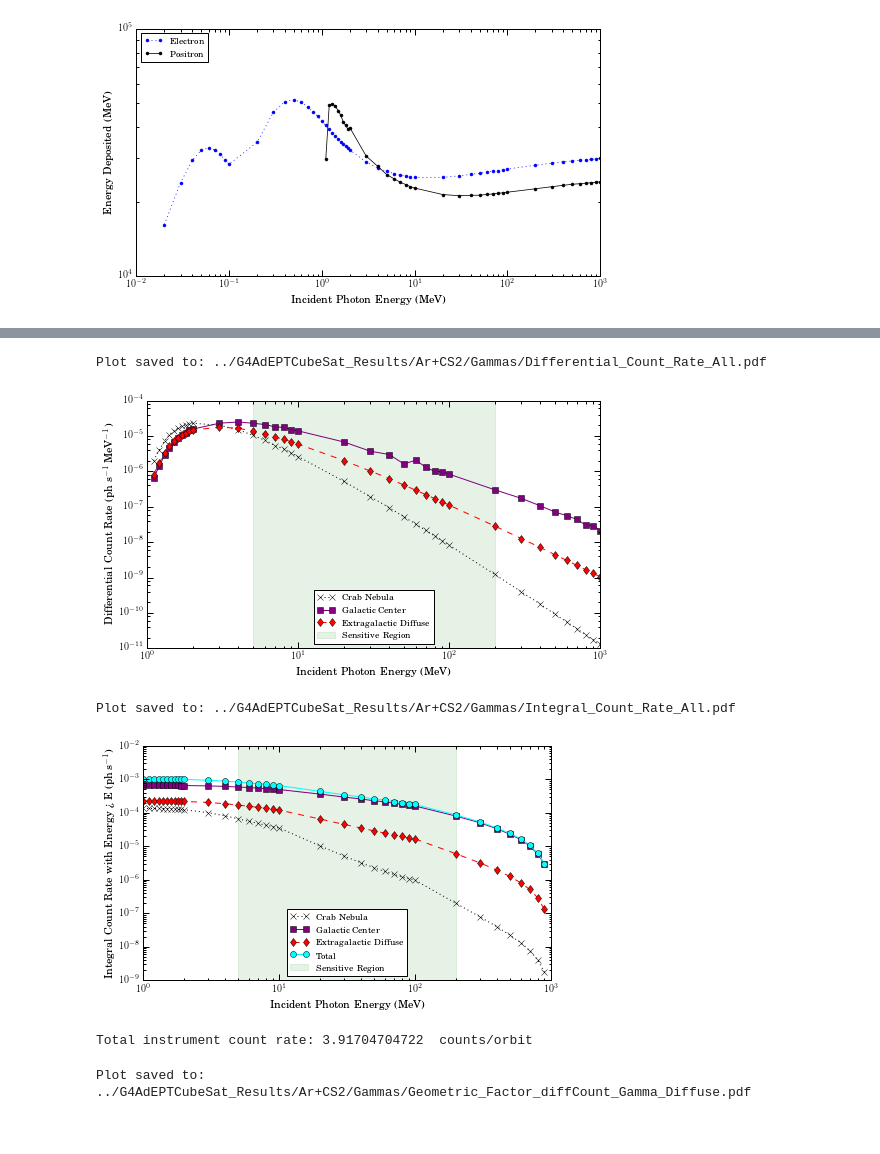
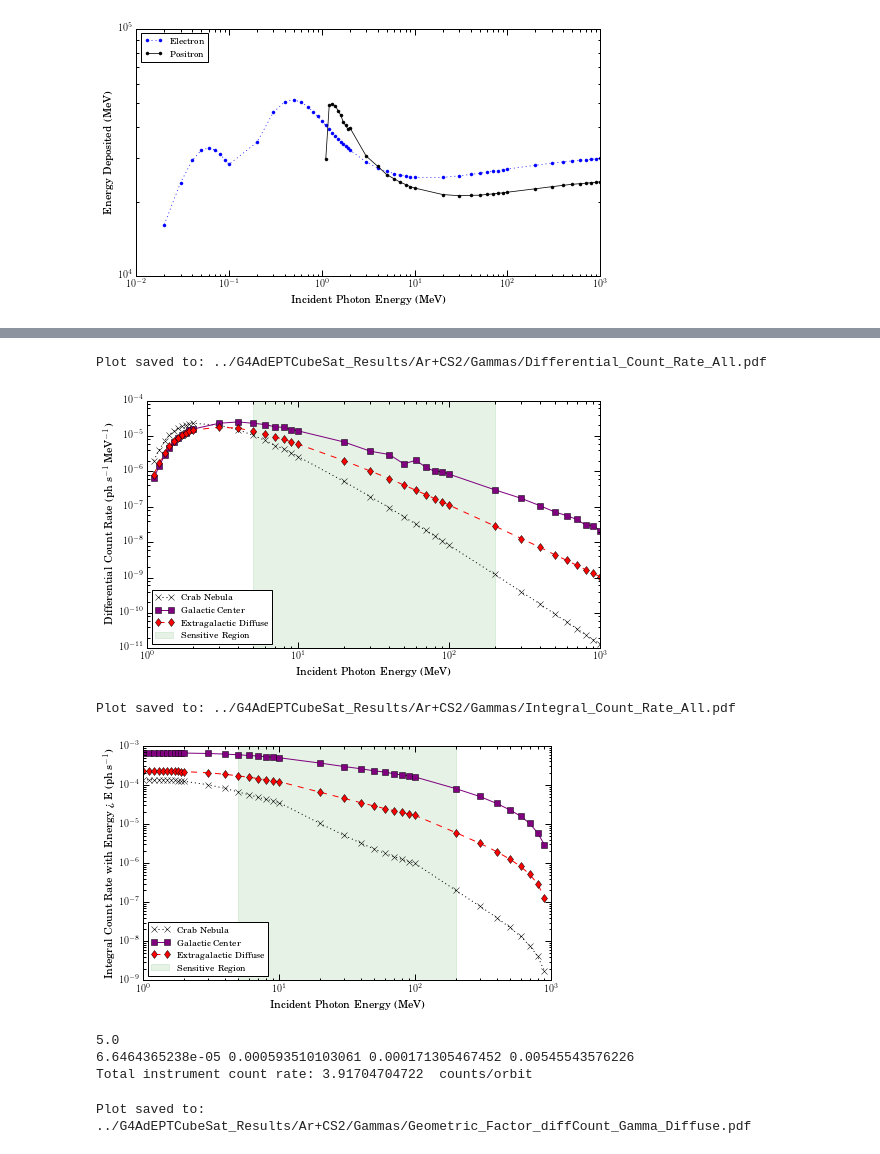
Before and after one commit to mkurnell/G4AdEPTCubeSat-Analysis, a Jupyter notebook: G4AdEPTCubeSat Geometry Factor.ipynb, the cells around one changed output, grey strips where cells are left out. Saved outputs shown, nothing was run; the diff lists cells and outputs as text; code cells hidden in the pictures.

```diff
--- a/G4AdEPTCubeSat Geometry Factor.ipynb
+++ b/G4AdEPTCubeSat Geometry Factor.ipynb
@@ -719 +731,25 @@ Plot saved to: ../G4AdEPTCubeSat_Results/Ar+CS2/Gammas/Source_Fluxes.pdf
 [figure]
+# %%
+##########################################################################################
+# Spectrum of vertically downward and upward secondary gamma rays from Schonfelder et al 1980. Adjusted for 2.5 g cm^-2
+figAtm, axAtm = plt.subplots(1,1)
+
+vertDownSpectrum = (2.5/3.8)*1.e-4*((250*(Energies_MeV**-1.7))+((1.14e5)*(Energies_MeV**-2.5)*np.exp(-(Energies_MeV/120.)**-1.5)))
+vertUpSpectrum = np.array([])
+for i in range(0,len(Energies_MeV)):
+    if Energies_MeV[i] <=20:
+        spectrumValue = 1.e-4*1010.*(Energies_MeV[i]**-1.34)
+        vertUpSpectrum = np.append(vertUpSpectrum,spectrumValue)
+    else:
+        spectrumValue = 1.e-4*7290.*(Energies_MeV[i]**-2)
+        vertUpSpectrum = np.append(vertUpSpectrum,spectrumValue)
+plt.loglog(Energies_MeV,vertUpSpectrum, color='orange', marker='^',label='Vertically Upward Secondary')
+plt.loglog(Energies_MeV,vertDownSpectrum, 'gp-',label='Vertically Downward Secondary')
+
+# Figure Properties
+axAtm.set_ylabel(r'Differential Gamma-ray Flux (ph s$^{-1}$ cm$^{-2}$ sr$^{-1}$ MeV$^{-1}$)')
+axAtm.set_xlabel('Incident Photon Energy (MeV)')
+axAtm.set_xlim(1e0,1e3)
+axAtm.set_ylim(1e-7,2e-1)
+
+axAtm.legend(loc='upper right')
@@ -945,12 +1208,14 @@ figD, axD = plt.subplots()
 plot1 = axD.loglog(Energies_MeV,diffCountRateCrab,'kx:',label='Crab Nebula')
 plot2 = axD.loglog(acceptedEnergy,diffCountRateCore,color='purple',marker='s',label='Galactic Center')
 plot3 = axD.loglog(Energies_MeV,diffCountRate, 'rd--', label='Extragalactic Diffuse')
+# plot4 = axD.loglog(Energies_MeV,diffCountRateDownward, 'gp-',label='Downward Atmoshperic Secondary')
+# plot5 = axD.loglog(Energies_MeV,diffCountRateUpward, color='orange',marker='^',label='Upward Atmoshperic Secondary')
 
 axD.set_ylabel(r'Differential Count Rate (ph s$^{-1}$ MeV$^{-1}$)')
 axD.set_xlabel('Incident Photon Energy (MeV)')
 axD.set_ylim(1e-11, 1e-4)
 axD.set_xlim(1, 1000)
-axD.fill_between([5,200], 1e-11, 1e-4, color='green', alpha=0.1, label='Sensitive Region')
+axD.fill_between([5,200], 1e-11, 1e2, color='green', alpha=0.1, label='Sensitive Region')
 
 # ax1 = axD.twinx()
 # plot4 = ax1.loglog(Energies_MeV,G_Pair,'b-',label='Geometric Factor')
@@ -965,7 +1230,7 @@ axD.fill_between([5,200], 1e-11, 1e-4, color='green', alpha=0.1, label='Sensitiv
 
 # PLOT = plot1+plot2+plot3
 # labs = [l.get_label() for l in PLOT]
-axD.legend(loc='lower center')
+axD.legend(loc='lower left')
 
 plt.tight_layout()
 
@@ -978,39 +1243,44 @@ plt.show(figD)
 ##########################################################################################
 # Plot the integral count rates
 intCountRateTotal = np.array([])
 for i in range(0,len(intCountRate1)):
     if acceptedEnergy[i]==Energies_MeV[i]:
         intCountRateTotal = np.append(intCountRateTotal,intCountRateCrab_Avg[i]+intCountRateCore_Avg[i]+intCountRate1[i])
     else:
         intCountRateTotal = np.append(intCountRateTotal,intCountRateCrab_Avg[i]+intCountRate1[i])
         print 'True'
 
 figI, axI = plt.subplots()
 plotI1 = axI.loglog(Energies_MeV,intCountRateCrab_Avg,'kx:',label='Crab Nebula')
 plotI2 = axI.loglog(acceptedEnergy,intCountRateCore_Avg,color='purple',marker='s',label='Galactic Center')
 plotI3 = axI.loglog(Energies_MeV,intCountRate1, 'rd--', label='Extragalactic Diffuse')
-plotI4 = axI.loglog(Energies_MeV,intCountRateTotal, color='cyan',marker='o',label='Total')
+# plotI4 = axI.loglog(Energies_MeV,intCountRateTotal, color='cyan',marker='o',label='Total')
+# plotI5 = axI.loglog(Energies_MeV,intCountRateDownward_Avg,'gp-',label='Downward Atmospheric Seondary')
+# plotI6 = axI.loglog(Energies_MeV,intCountRateUpward_Avg,color='orange',marker='^',label='Upward Atmospheric Seondary')
 
 axI.set_ylabel(r'Integral Count Rate with Energy > E (ph s$^{-1}$)')
 axI.set_xlabel('Incident Photon Energy (MeV)')
-axI.set_ylim(1e-9, 1e-2)
+axI.set_ylim(1e-9, 1e-3)
 axI.set_xlim(1, 1000)
 axI.fill_between([5,200], 1e-11, 1e0, color='green', alpha=0.1, label='Sensitive Region')
 
-axI.legend(loc='lower center')
+axI.legend(loc='lower left')
 
 file_figI = 'Integral_Count_Rate_All.pdf'
 plt.savefig(DataFolder + file_figI, bbox_inches="tight")
 print 'Plot saved to: ' + (DataFolder+file_figI)
 
 plt.show(figI)
-
+print Energies_MeV[31]
+print intCountRateCrab_Avg[31], intCountRateCore_Avg[31], intCountRate1[31],intCountRateDownward_Avg[31]
 print "Total instrument count rate:", max(intCountRateCore_Avg)*5400*0.65+max(intCountRateCrab_Avg)*2700+max(intCountRate1)*5400,' counts/orbit'
 # %% [output]
 Plot saved to: ../G4AdEPTCubeSat_Results/Ar+CS2/Gammas/Differential_Count_Rate_All.pdf
-[figure, old version]
+[figure, new version]
 Plot saved to: ../G4AdEPTCubeSat_Results/Ar+CS2/Gammas/Integral_Count_Rate_All.pdf
-[figure, old version]
+[figure, new version]
+5.0
+6.6464365238e-05 0.000593510103061 0.000171305467452 0.00545543576226
 Total instrument count rate: 3.91704704722  counts/orbit
 # %%
 fig, ax1 = plt.subplots()
```
Also changed, not shown: parts of 12 cells of this notebook, 2 other files.
